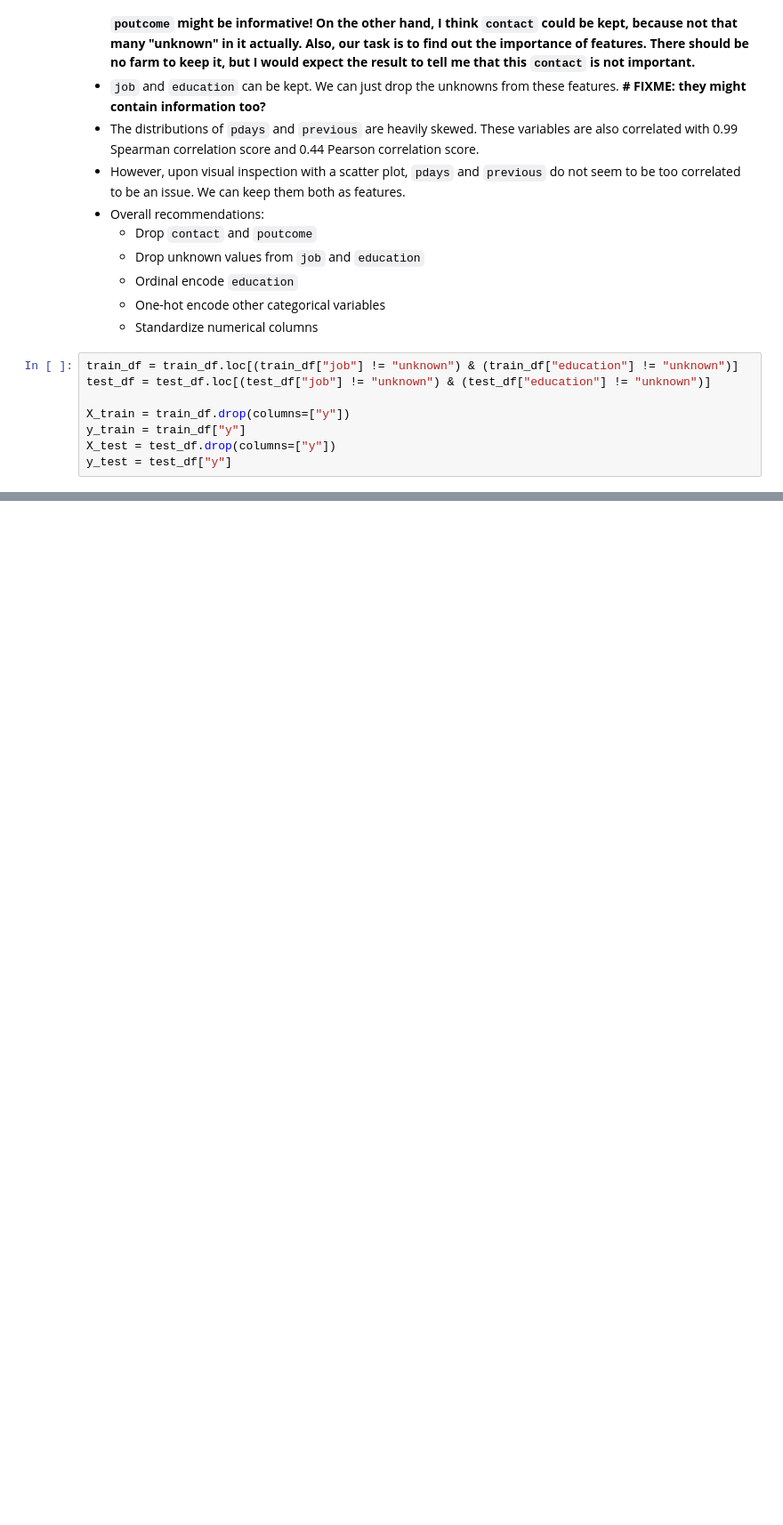
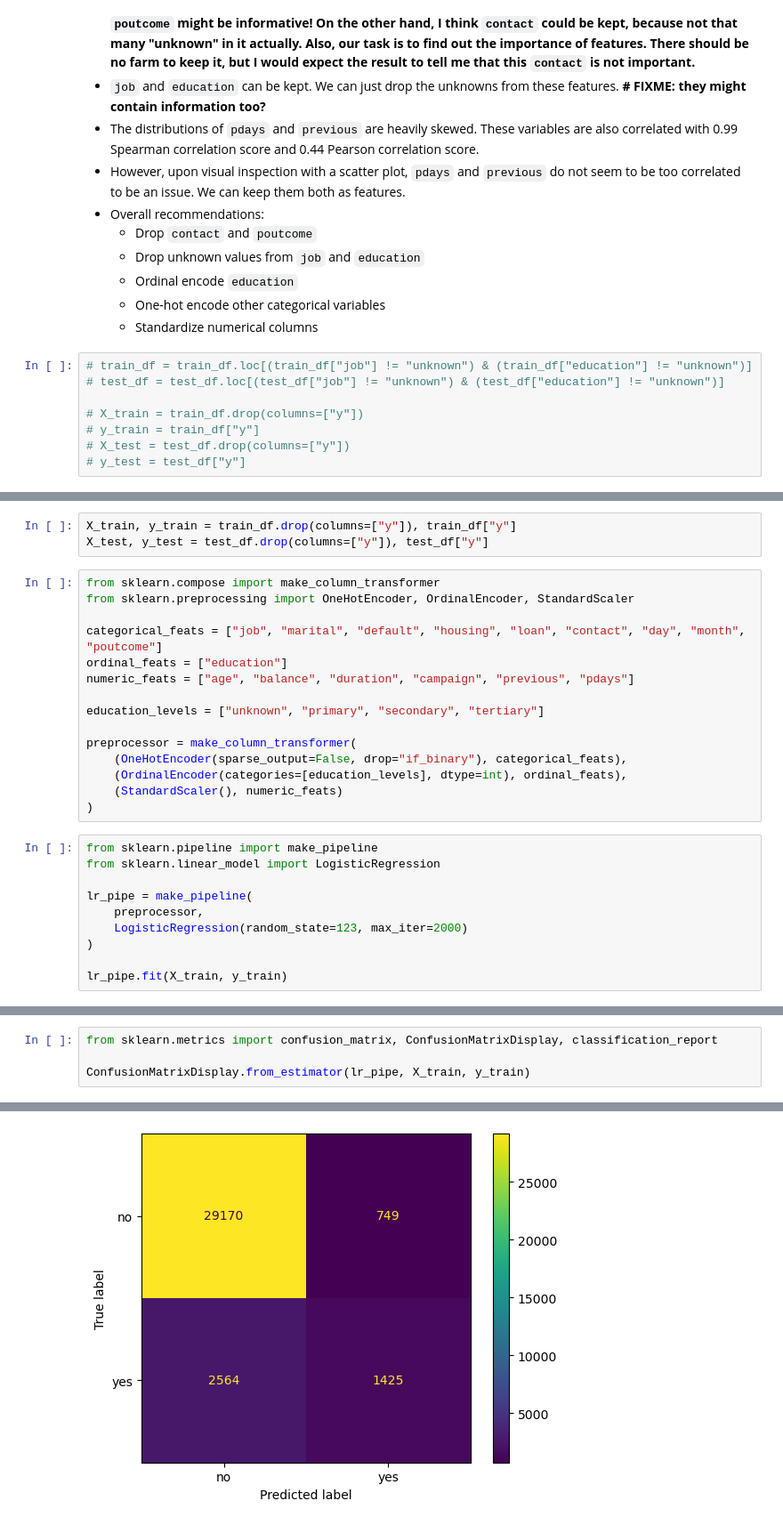
Before and after one commit to UBC-MDS/dsci522_group21, a Jupyter notebook: term_deposit_analysis.ipynb, the cells around one changed output, grey strips where cells are left out. Shown at 89% size. Saved outputs shown, nothing was run; the diff lists cells and outputs as text; blank space fills up the shorter version.

Commit message:
draft result on logistic regression

```diff
--- a/term_deposit_analysis.ipynb
+++ b/term_deposit_analysis.ipynb
@@ -150,11 +150,11 @@ pdays_prev | pdays_prev_clamped
    - One-hot encode other categorical variables
    - Standardize numerical columns
 # %%
-train_df = train_df.loc[(train_df["job"] != "unknown") & (train_df["education"] != "unknown")]
-test_df = test_df.loc[(test_df["job"] != "unknown") & (test_df["education"] != "unknown")]
+# train_df = train_df.loc[(train_df["job"] != "unknown") & (train_df["education"] != "unknown")]
+# test_df = test_df.loc[(test_df["job"] != "unknown") & (test_df["education"] != "unknown")]
 
-X_train = train_df.drop(columns=["y"])
-y_train = train_df["y"]
-X_test = test_df.drop(columns=["y"])
-y_test = test_df["y"]
+# X_train = train_df.drop(columns=["y"])
+# y_train = train_df["y"]
+# X_test = test_df.drop(columns=["y"])
+# y_test = test_df["y"]
 # %%
@@ -175,0 +176,28 @@ col_transformer = make_column_transformer((OneHotEncoder(sparse_output=False, dr
+# %%
+X_train, y_train = train_df.drop(columns=["y"]), train_df["y"]
+X_test, y_test = test_df.drop(columns=["y"]), test_df["y"]
+# %%
+from sklearn.compose import make_column_transformer
+from sklearn.preprocessing import OneHotEncoder, OrdinalEncoder, StandardScaler
+
+categorical_feats = ["job", "marital", "default", "housing", "loan", "contact", "day", "month", "poutcome"]
+ordinal_feats = ["education"]
+numeric_feats = ["age", "balance", "duration", "campaign", "previous", "pdays"]
+
+education_levels = ["unknown", "primary", "secondary", "tertiary"]
+
+preprocessor = make_column_transformer(
+    (OneHotEncoder(sparse_output=False, drop="if_binary"), categorical_feats),
+    (OrdinalEncoder(categories=[education_levels], dtype=int), ordinal_feats),
+    (StandardScaler(), numeric_feats)
+)
+# %%
+from sklearn.pipeline import make_pipeline
+from sklearn.linear_model import LogisticRegression
+
+lr_pipe = make_pipeline(
+    preprocessor,
+    LogisticRegression(random_state=123, max_iter=2000)
+)
+
+lr_pipe.fit(X_train, y_train)
@@ -175,0 +222,5 @@ col_transformer = make_column_transformer((OneHotEncoder(sparse_output=False, dr
+# %%
+from sklearn.metrics import confusion_matrix, ConfusionMatrixDisplay, classification_report
+
+ConfusionMatrixDisplay.from_estimator(lr_pipe, X_train, y_train)
+# %% [output]
@@ -175,0 +228 @@ col_transformer = make_column_transformer((OneHotEncoder(sparse_output=False, dr
+[figure, added]
```
Also changed, not shown: parts of 9 cells of this notebook.
